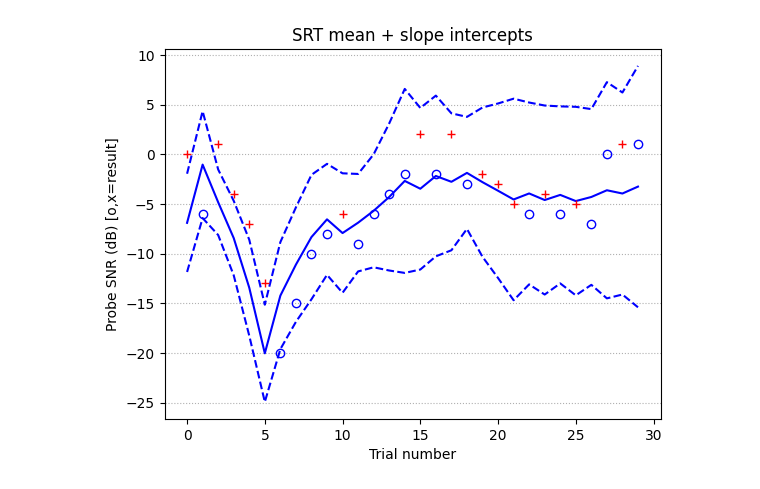
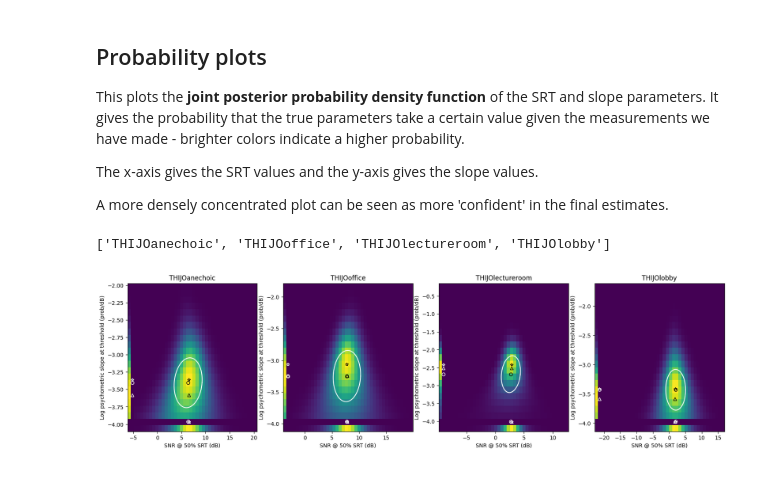
Before and after one commit to ed1016/pybasie, a Jupyter notebook: analyse_results.ipynb, the cells around one changed output. Drawn from its saved outputs; the diff is of its cells as text; code cells hidden in the pictures.

```diff
--- a/analyse_results.ipynb
+++ b/analyse_results.ipynb
@@ -29,0 +7,3 @@ print(estimate.summary()[-1])
+# %%
+foldpath ='/Users/emiliedolne/Downloads'
+patientID='THIJO'#'THOAN2'
@@ -29,0 +22,29 @@ print(estimate.summary()[-1])
+# %%
+listpatient=[]
+for fold in os.listdir(foldpath):
+    if patientID in fold:
+        listpatient.append(fold)
+
+colorlist=['b','r','g','gold']
+colorlistflash=['aqua', 'mistyrose', 'lime', 'yellow']
+filelist=[]
+estimatelist=[]
+conditionlist=[]
+i=0
+for condition in listpatient:
+    conditionlist.append(condition)
+    for path, subdirs, files in os.walk(os.path.join(foldpath, condition)):
+        for name in files:
+            if 'pkl' in name:
+                with open(os.path.join(path,name), 'rb') as f:
+                    [estimate, __,__, __, __]=pickle.load(f)
+                    estimatelist.append(estimate)
+
+for i in range(len(estimatelist)):
+    estimatelist[i].plot('f',0)
+    plt.gca().lines[-2].set_color(colorlist[i])
+    plt.gca().lines[-1].set_color(colorlist[i])
+
+ax = plt.gca()
+handles, labels = ax.get_legend_handles_labels()
+(ax.legend(handles, conditionlist));
@@ -30,4 +53,18 @@ print(estimate.summary()[-1])
+# %% [markdown]
+## Probability plots
+This plots the **joint posterior probability density function** of the SRT and slope parameters. It gives the probability that the true parameters take a certain value given the measurements we have made - brighter colors indicate a higher probability.
+
+The x-axis gives the SRT values and the y-axis gives the slope values.
+
+A more densely concentrated plot can be seen as more 'confident' in the final estimates.
 # %%
-estimate.plot('h',0)
+fig, axs=plt.subplots(nrows=1, ncols=len(conditionlist), figsize=(5*len(conditionlist),5))
+print(conditionlist)
+for i in range(len(conditionlist)):
+    plt.sca(axs[i])
+    estimatelist[i].plot('p',0)
+    plt.title(conditionlist[i])
+#     axs[i].set_xlim([-3,15])
 # %% [output]
+['THIJOanechoic', 'THIJOoffice', 'THIJOlectureroom', 'THIJOlobby']
-[figure, old version]
+[figure, new version]
```
Also changed, not shown: parts of 15 cells of this notebook, 4 other files.
